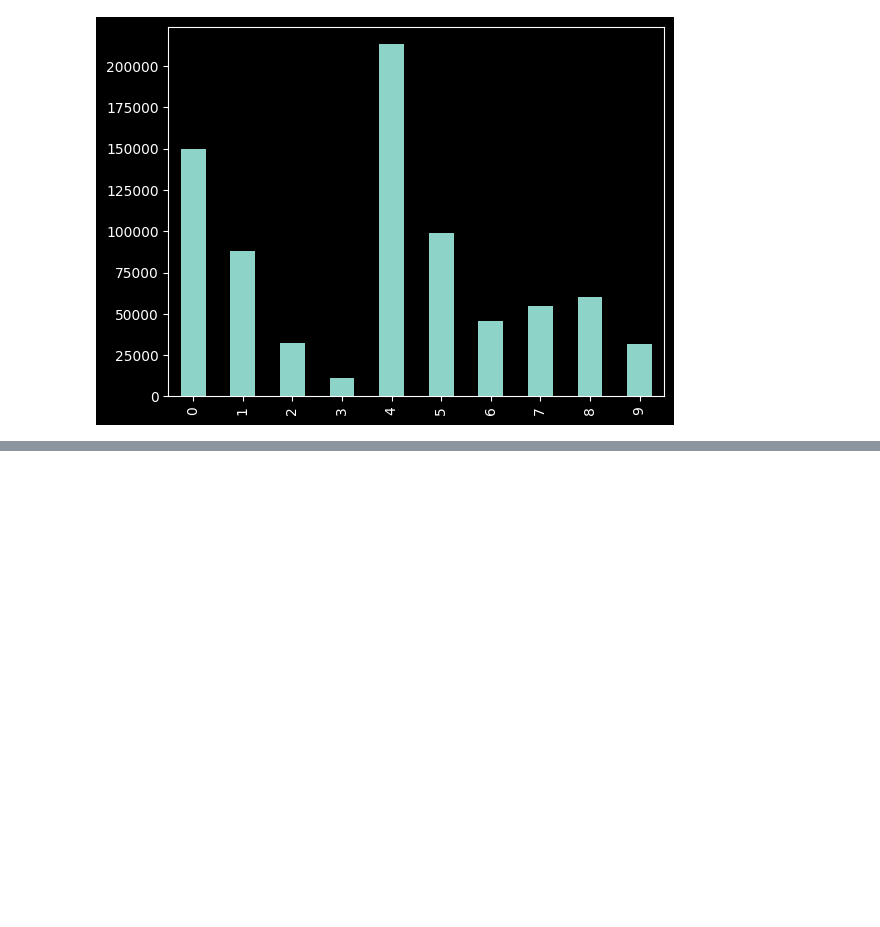
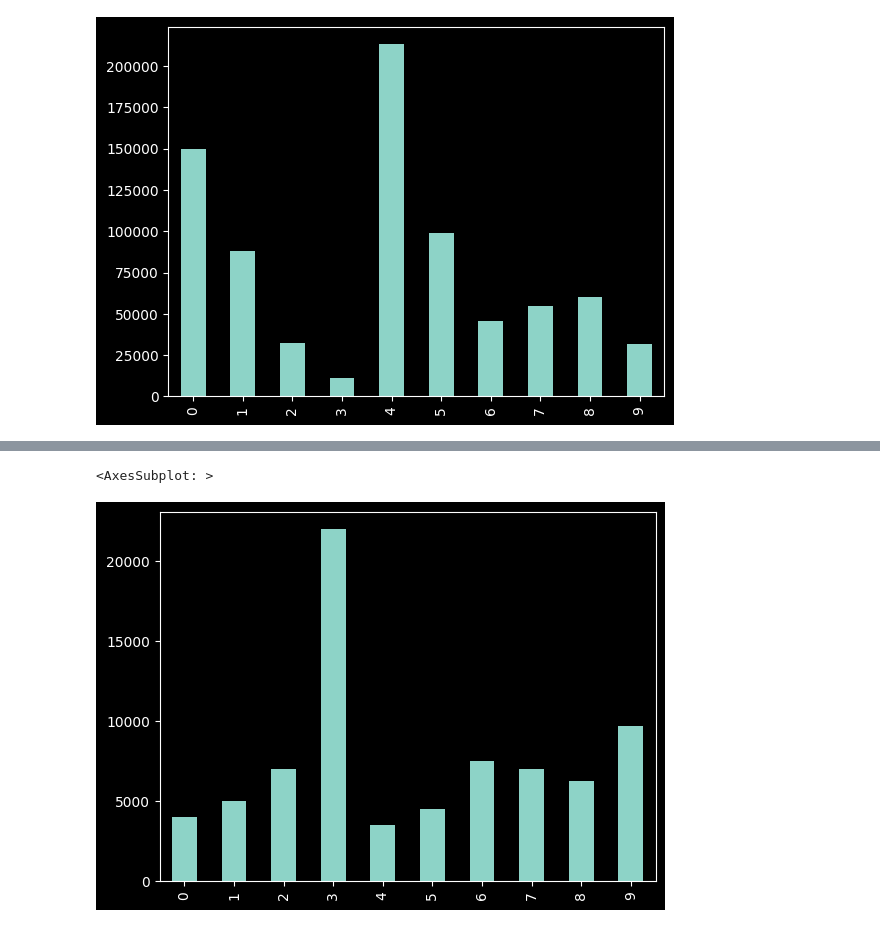
Before and after one commit to push-on/Notebook-Project, a Jupyter notebook: src/pandas-intro.ipynb, the cells around one changed output, grey strips where cells are left out. Drawn from its saved outputs; the diff is of its cells as text; code cells hidden in the pictures; blank space fills up the shorter version.

```diff
--- a/src/pandas-intro.ipynb
+++ b/src/pandas-intro.ipynb
@@ -322,0 +295,5 @@ car_sales["Odometer (KM)"].hist()
+# %%
+if (car_sales['Price'].dtype != int):
+  car_sales['Price'] = car_sales['Price'].str[:-2]
+  car_sales['Price'] = car_sales['Price'].str.replace(r"[\$\,\.]", '', regex=True).astype(int)
+car_sales
@@ -322,0 +312,5 @@ car_sales["Odometer (KM)"].hist()
+# %%
+car_sales['Price'].plot(kind='bar')
+# %% [output]
+<AxesSubplot: >
+[figure, added]
```
Also changed, not shown: parts of 21 cells of this notebook, 1 other file.
